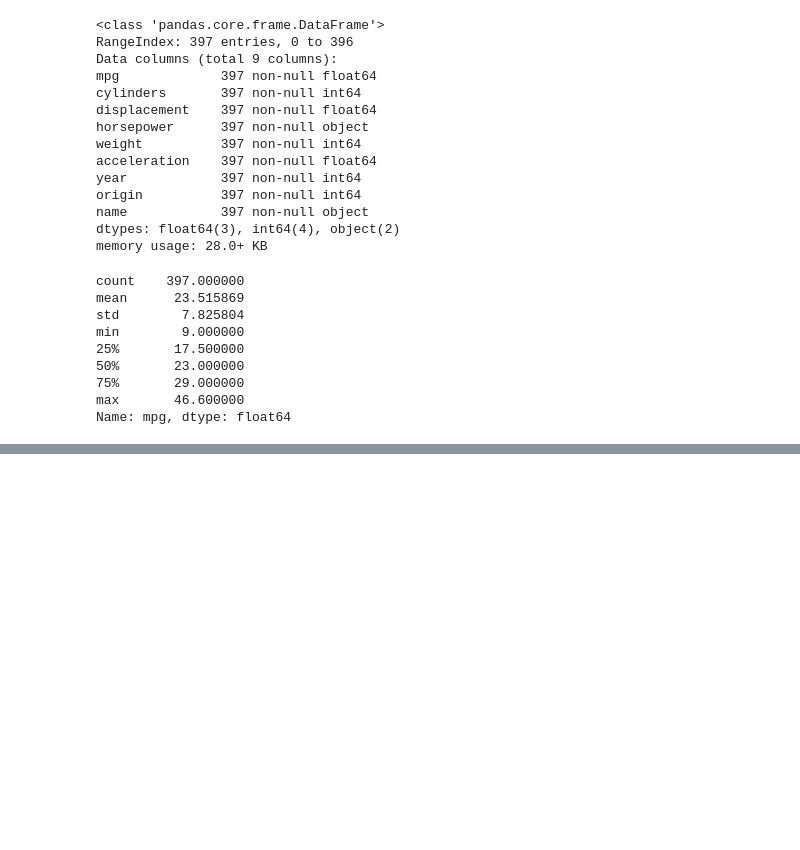
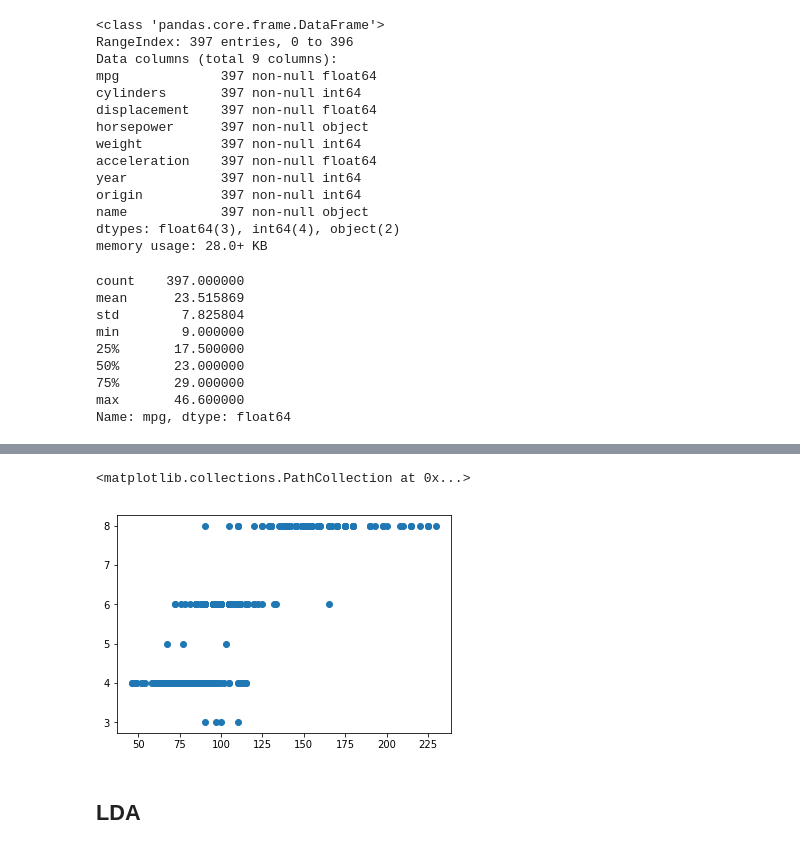
Before and after one commit to junyanyao/ISLR_Python, a Jupyter notebook: Ch4 Classification.ipynb, the cells around one changed output, grey strips where cells are left out. Saved outputs shown, nothing was run; the diff lists cells and outputs as text; code cells hidden in the pictures; blank space fills up the shorter version.

```diff
--- a/Ch4 Classification.ipynb
+++ b/Ch4 Classification.ipynb
@@ -524,0 +529,5 @@ auto.head()
+# %%
+plt.scatter('hp', 'cylinders', data= auto)
+# %% [output]
+<matplotlib.collections.PathCollection at 0x...>
+[figure, added]
@@ -524,0 +538,2 @@ auto.head()
+# %% [markdown]
+## LDA
```
Also changed, not shown: parts of 18 cells of this notebook, 2 other files.
